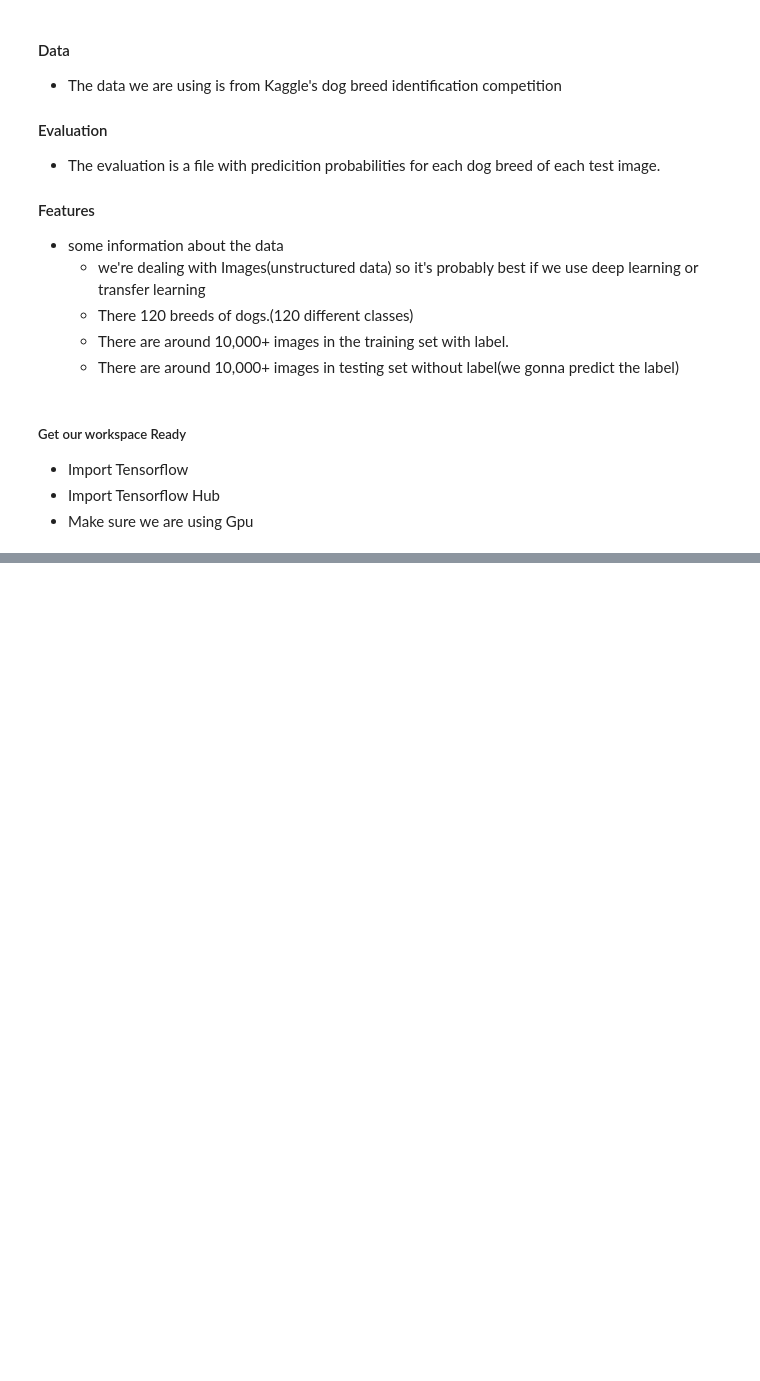
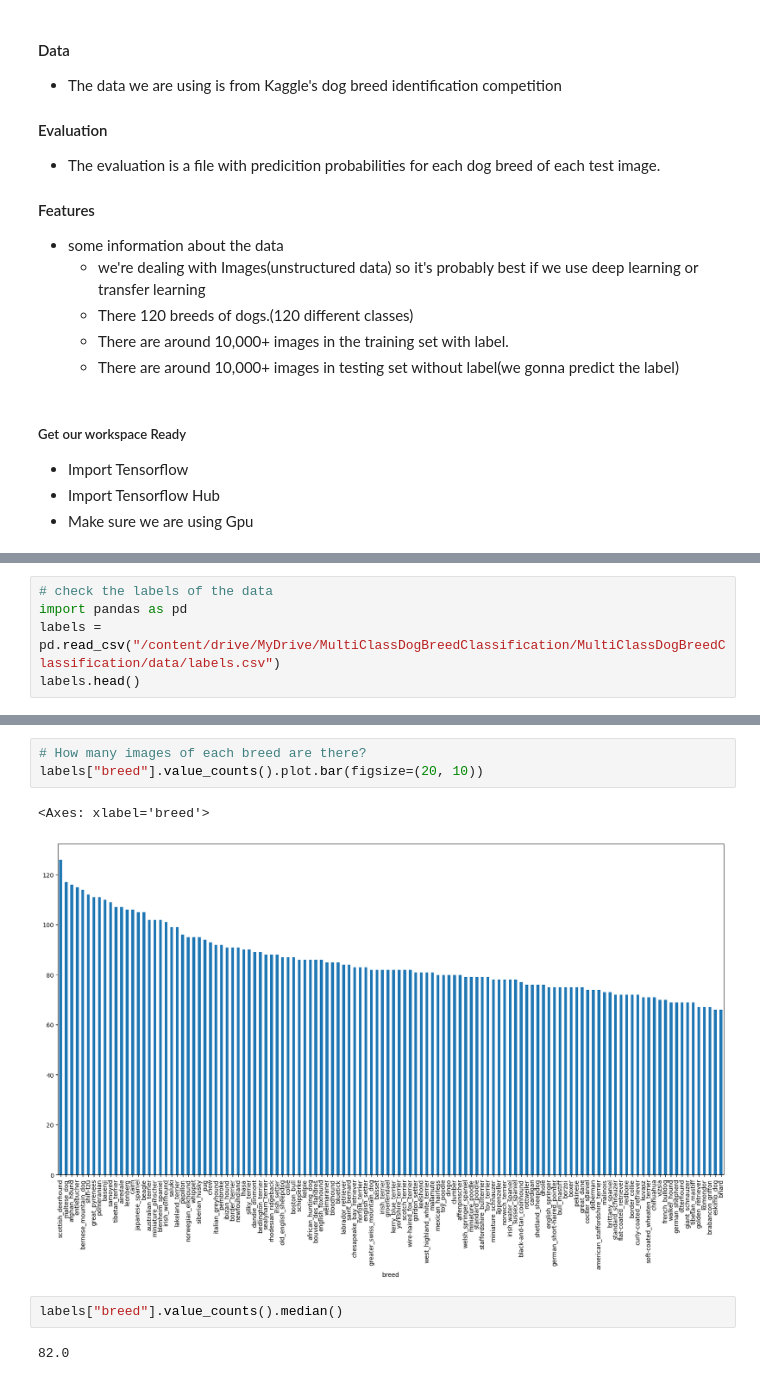
Before and after one commit to Kidist-c/MultiClassDogBreedClassification, a Jupyter notebook: notebook/dog_vision.ipynb, the cells around one changed output, grey strips where cells are left out. Drawn from its saved outputs; the diff is of its cells as text; blank space fills up the shorter version.

Commit message:
check the labels for the image

```diff
--- a/notebook/dog_vision.ipynb
+++ b/notebook/dog_vision.ipynb
@@ -32,0 +41,5 @@ GPU is available:  [PhysicalDevice(name='/physical_device:GPU:0', device_type='G
+# %%
+# check the labels of the data
+import pandas as pd
+labels = pd.read_csv("/content/drive/MyDrive/MultiClassDogBreedClassification/MultiClassDogBreedClassification/data/labels.csv")
+labels.head()
@@ -32,0 +61,10 @@ GPU is available:  [PhysicalDevice(name='/physical_device:GPU:0', device_type='G
+# %%
+# How many images of each breed are there?
+labels["breed"].value_counts().plot.bar(figsize=(20, 10))
+# %% [output]
+<Axes: xlabel='breed'>
+[figure, added]
+# %%
+labels["breed"].value_counts().median()
+# %% [output]
+82.0
```
Also changed, not shown: parts of 5 cells of this notebook.
